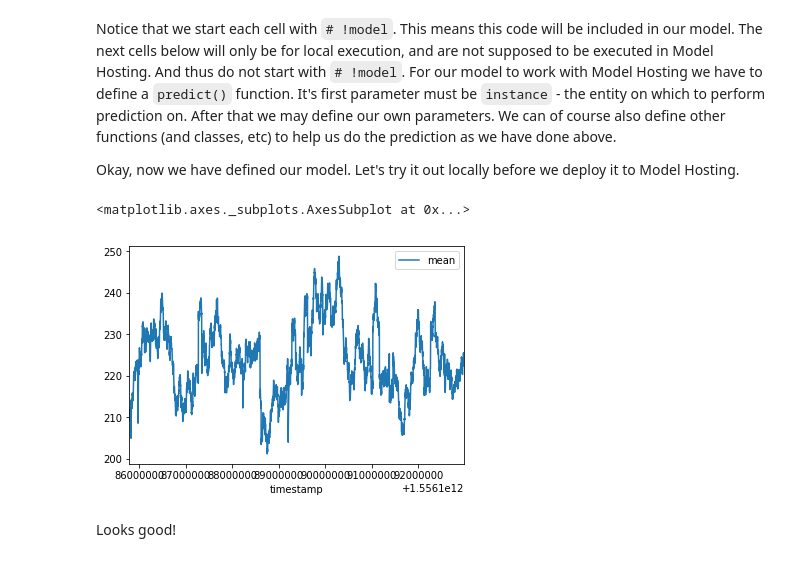
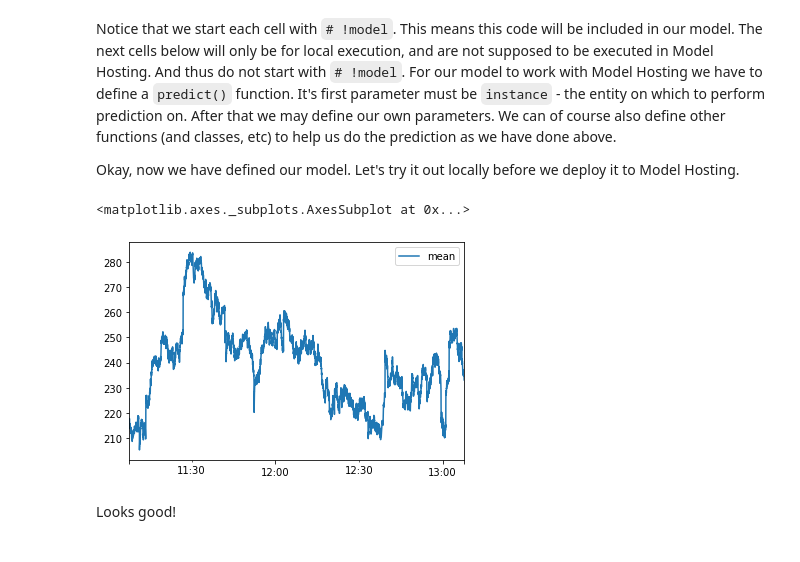
Before and after one commit to cognitedata/cognite-python-docs, a Jupyter notebook: examples/model_hosting/notebook/simple_scheduled_calculation/SimpleScheduledCalculation.ipynb, the cells around one changed output. Saved outputs shown, nothing was run; the diff lists cells and outputs as text; code cells hidden in the pictures.

```diff
--- a/examples/model_hosting/notebook/simple_scheduled_calculation/SimpleScheduledCalculation.ipynb
+++ b/examples/model_hosting/notebook/simple_scheduled_calculation/SimpleScheduledCalculation.ipynb
@@ -14,9 +14,9 @@ You can use your own data or you can generate some fake data by running the `gen
 # The ids of the time series we will use
 # NOTE: USE YOUR OWN TIME SERIES OR THOSE YOU GET FROM generate_data.py
 ts_ids = {
-    'x': 5897748319132384,
-    'y': 573446983463473,
-    'mean_x_y': 3239786335120421,
+    'x': 3141055735716788,
+    'y': 2959476515512874,
+    'mean_x_y': 6517783964008796,
 }
 # %% [markdown]
 Let's take a quick look at the last two hours.
@@ -62,11 +62,11 @@ from cognite.model_hosting.schedules import to_output
 # %%
 # !model
 def predict(instance):
-    data_fetcher = DataFetcher(instance)
+    data_fetcher = DataFetcher(instance, client_name="tutorial-mean-client")
     df = data_fetcher.time_series.fetch_dataframe(["x", "y"]).dropna()
     df["mean"] = np.mean(df[["x", "y"]].values, axis=1)
 
-    return to_output(df[["timestamp", "mean"]])
+    return to_output(df[["mean"]])
 # %% [markdown]
 Notice that we start each cell with `# !model`. This means this code will be included in our model. The next cells below will only be for local execution, and are not supposed to be executed in Model Hosting. And thus do not start with `# !model`. For our model to work with Model Hosting we have to define a `predict()` function. It's first parameter must be `instance` - the entity on which to perform prediction on. After that we may define our own parameters. We can of course also define other functions (and classes, etc) to help us do the prediction as we have done above.
 
@@ -76,12 +76,12 @@ prediction = predict(example_data_spec)
 # %%
 import pandas as pd
 from cognite.model_hosting.schedules import ScheduleOutput
 
 df = ScheduleOutput(prediction).get_dataframe("mean")
-df.plot(x="timestamp")
+df.plot()
 # %% [output]
 <matplotlib.axes._subplots.AxesSubplot at 0x...>
-[figure, old version]
+[figure, new version]
 # %% [markdown]
 Looks good!
 # %% [markdown]
```
Also changed, not shown: parts of 11 cells of this notebook, 1 other file.
